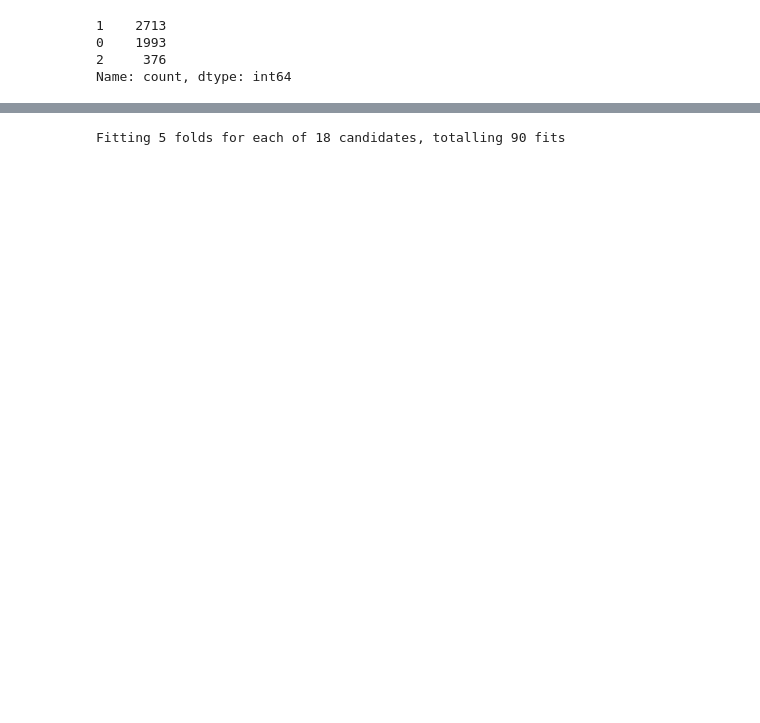
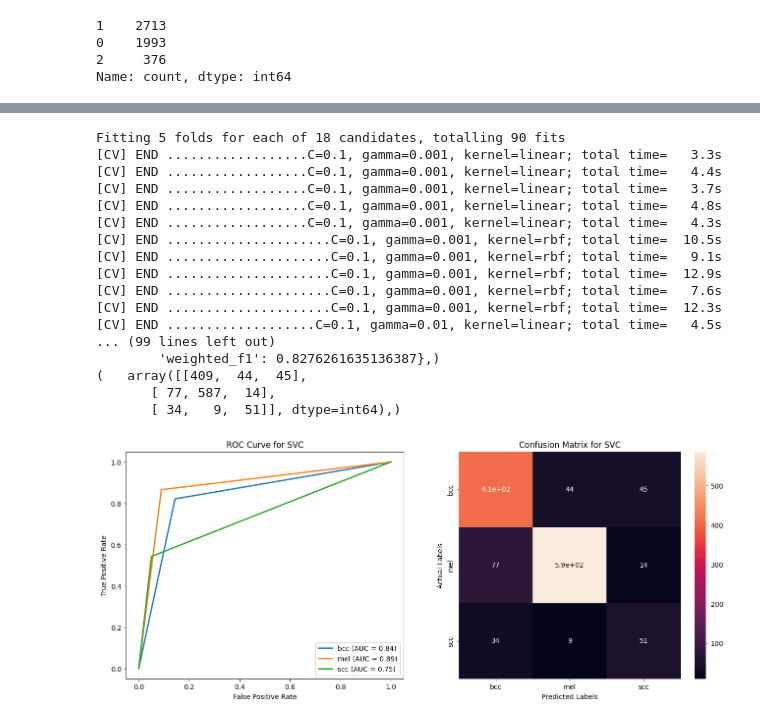
Before and after one commit to lui-alvarez/Melanoma-classification-using-machine-learning, a Jupyter notebook: notebooks/challenge2_multiclass.ipynb, the cells around one changed output, grey strips where cells are left out. Saved outputs shown, nothing was run; the diff lists cells and outputs as text; code cells hidden in the pictures; blank space fills up the shorter version.

```diff
--- a/notebooks/challenge2_multiclass.ipynb
+++ b/notebooks/challenge2_multiclass.ipynb
@@ -528,7 +528,7 @@ X_val_normalized
 1270 rows × 113 columns
 # %%
 def model_fit_predict(model, param_grid, scoring_metric, X_train, y_train, X_val, y_val, cv=5):
-    grid_search = GridSearchCV(estimator=model, param_grid=param_grid, cv=cv, verbose=1, scoring=scoring_metric)
+    grid_search = GridSearchCV(estimator=model, param_grid=param_grid, cv=cv, verbose=2, scoring=scoring_metric)
     grid_search.fit(X_train, y_train)
 
     best_params = grid_search.best_params_
@@ -1123,7 +1129,24 @@ X_val_normalized
 # %%
 grid = {'kernel':('linear', 'rbf'), 'C':[0.1, 1, 10], 'gamma':[0.001, 0.01, 0.1]}
 model = SVC(decision_function_shape='ovr', class_weight='balanced')
 # model_fit_predict(model, X_train, y_train, X_val, y_val)
-model_fit_predict(model, grid, 'accuracy', X_train_normalized, y_train_encoded, X_val_normalized, y_val_encoded)
+model_fit_predict(model, grid, 'accuracy', X_train_normalized, y_train_encoded, X_val_normalized, y_val_encoded, cv=5)
 # %% [output]
 Fitting 5 folds for each of 18 candidates, totalling 90 fits
+[CV] END ..................C=0.1, gamma=0.001, kernel=linear; total time=   3.3s
+[CV] END ..................C=0.1, gamma=0.001, kernel=linear; total time=   4.4s
+[CV] END ..................C=0.1, gamma=0.001, kernel=linear; total time=   3.7s
+[CV] END ..................C=0.1, gamma=0.001, kernel=linear; total time=   4.8s
+[CV] END ..................C=0.1, gamma=0.001, kernel=linear; total time=   4.3s
+[CV] END .....................C=0.1, gamma=0.001, kernel=rbf; total time=  10.5s
+[CV] END .....................C=0.1, gamma=0.001, kernel=rbf; total time=   9.1s
+[CV] END .....................C=0.1, gamma=0.001, kernel=rbf; total time=  12.9s
+[CV] END .....................C=0.1, gamma=0.001, kernel=rbf; total time=   7.6s
+[CV] END .....................C=0.1, gamma=0.001, kernel=rbf; total time=  12.3s
+[CV] END ...................C=0.1, gamma=0.01, kernel=linear; total time=   4.5s
+... (99 lines left out)
+        'weighted_f1': 0.8276261635136387},)
+(   array([[409,  44,  45],
+       [ 77, 587,  14],
+       [ 34,   9,  51]], dtype=int64),)
+[figure, added]
```
Also changed, not shown: parts of 7 cells of this notebook.
